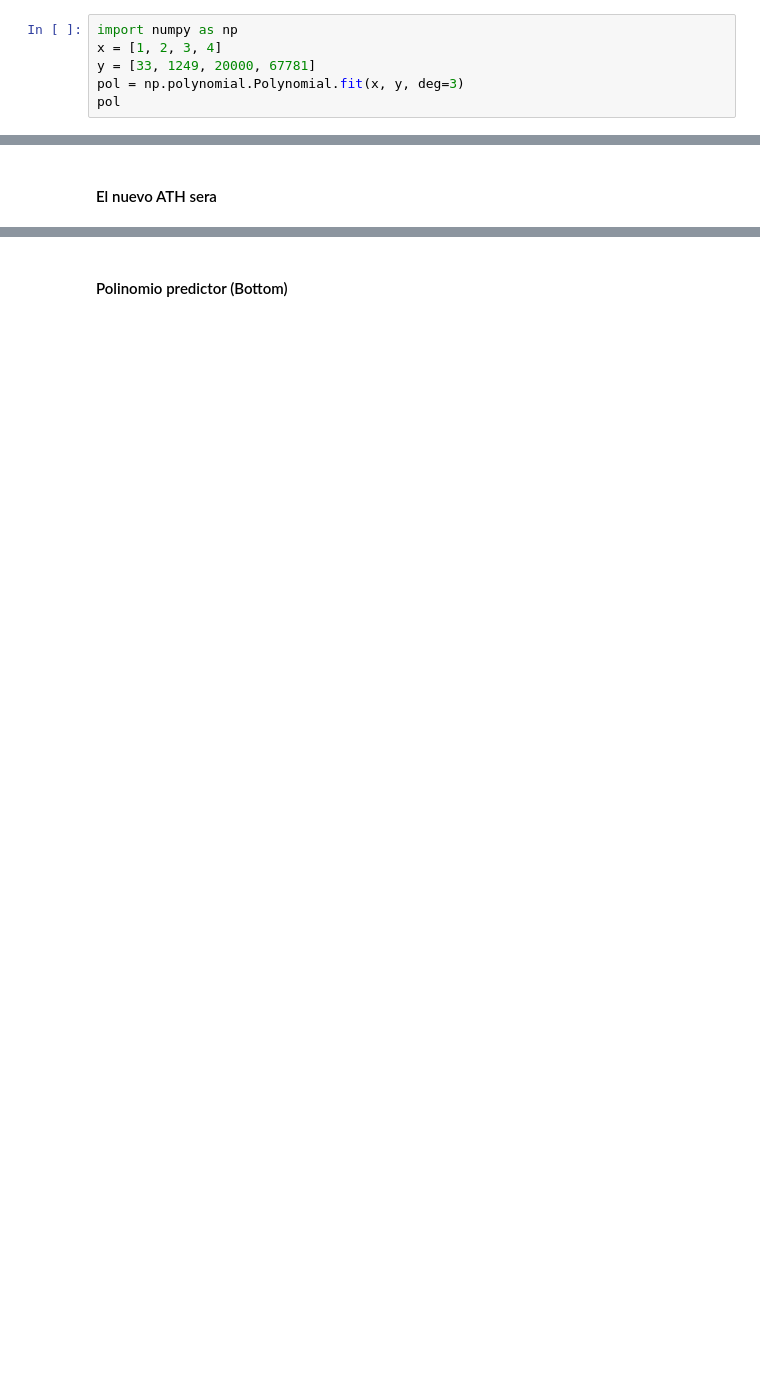
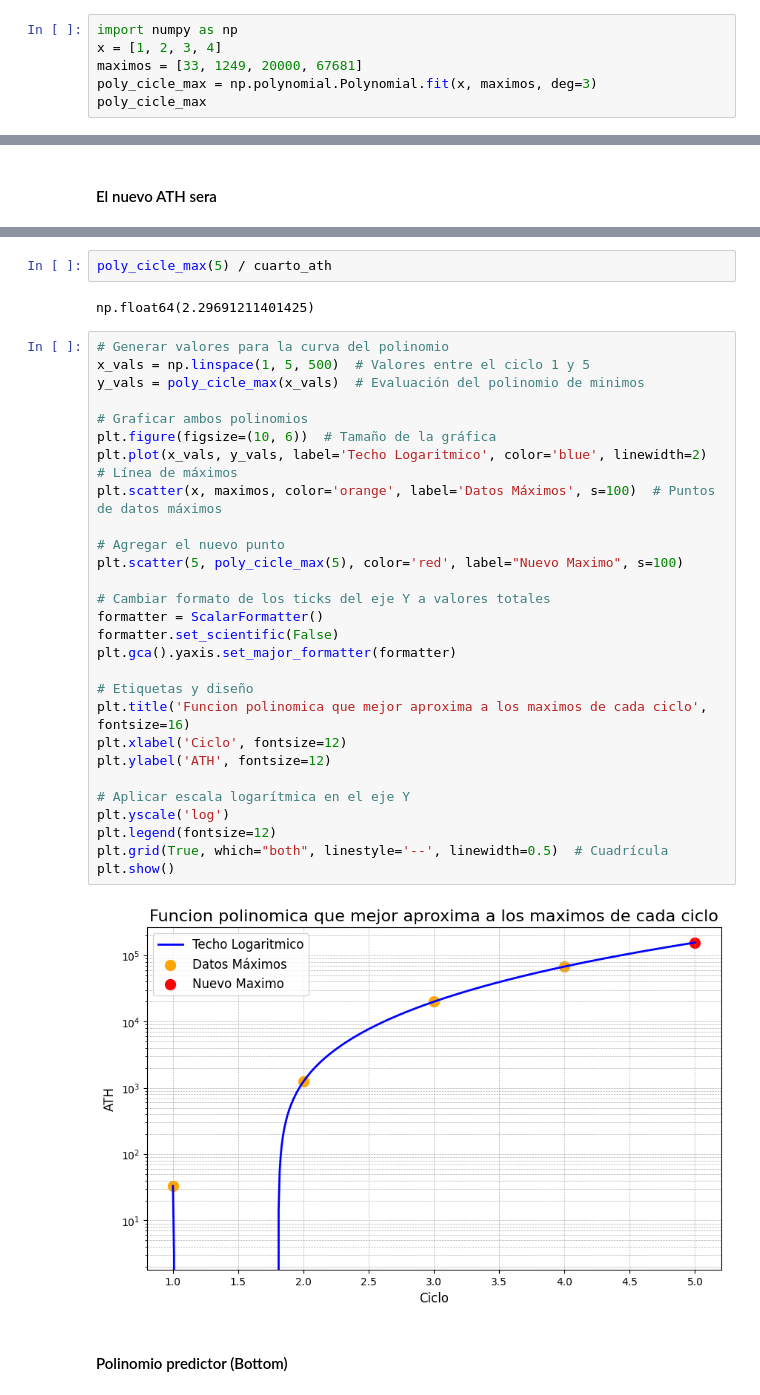
Before and after one commit to sebastianripari/analisis_bitcoin, a Jupyter notebook: polinomio_predictor.ipynb, the cells around one changed output, grey strips where cells are left out. Cells and saved outputs as stored; diff of their text form; blank space fills up the shorter version.

```diff
--- a/polinomio_predictor.ipynb
+++ b/polinomio_predictor.ipynb
@@ -28,7 +35,7 @@ Construyamos un polinomo que nos arroje cual seria el nuevo ATH tomando como dat
 # %%
 import numpy as np
 x = [1, 2, 3, 4]
-y = [33, 1249, 20000, 67781]
-pol = np.polynomial.Polynomial.fit(x, y, deg=3)
-pol
+maximos = [33, 1249, 20000, 67681]
+poly_cicle_max = np.polynomial.Polynomial.fit(x, maximos, deg=3)
+poly_cicle_max
 # %% [output]
@@ -60,3 +67,37 @@ pol(5)
+# %%
+poly_cicle_max(5) / cuarto_ath
+# %% [output]
+np.float64(2.29691211401425)
+# %%
+# Generar valores para la curva del polinomio
+x_vals = np.linspace(1, 5, 500)  # Valores entre el ciclo 1 y 5
+y_vals = poly_cicle_max(x_vals)  # Evaluación del polinomio de minimos
+
+# Graficar ambos polinomios
+plt.figure(figsize=(10, 6))  # Tamaño de la gráfica
+plt.plot(x_vals, y_vals, label='Techo Logaritmico', color='blue', linewidth=2)  # Línea de máximos
+plt.scatter(x, maximos, color='orange', label='Datos Máximos', s=100)  # Puntos de datos máximos
+
+# Agregar el nuevo punto
+plt.scatter(5, poly_cicle_max(5), color='red', label="Nuevo Maximo", s=100)
+
+# Cambiar formato de los ticks del eje Y a valores totales
+formatter = ScalarFormatter()
+formatter.set_scientific(False)
+plt.gca().yaxis.set_major_formatter(formatter)
+
+# Etiquetas y diseño
+plt.title('Funcion polinomica que mejor aproxima a los maximos de cada ciclo', fontsize=16)
+plt.xlabel('Ciclo', fontsize=12)
+plt.ylabel('ATH', fontsize=12)
+
+# Aplicar escala logarítmica en el eje Y
+plt.yscale('log')
+plt.legend(fontsize=12)
+plt.grid(True, which="both", linestyle='--', linewidth=0.5)  # Cuadrícula
+plt.show()
+# %% [output]
+[figure, added]
 # %% [markdown]
 #### Polinomio predictor (Bottom)
 # %%
```
Also changed, not shown: parts of 16 cells of this notebook.
